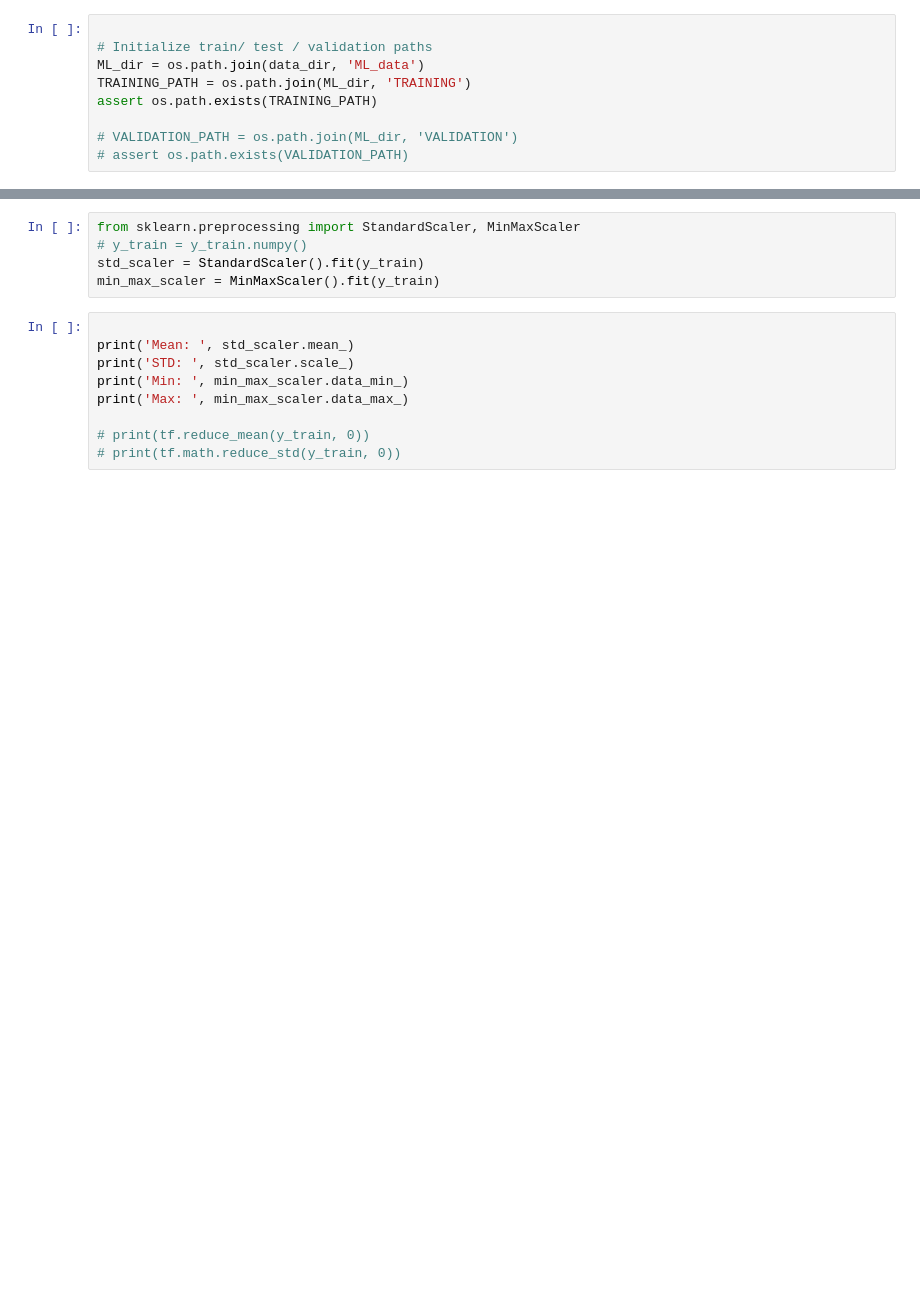
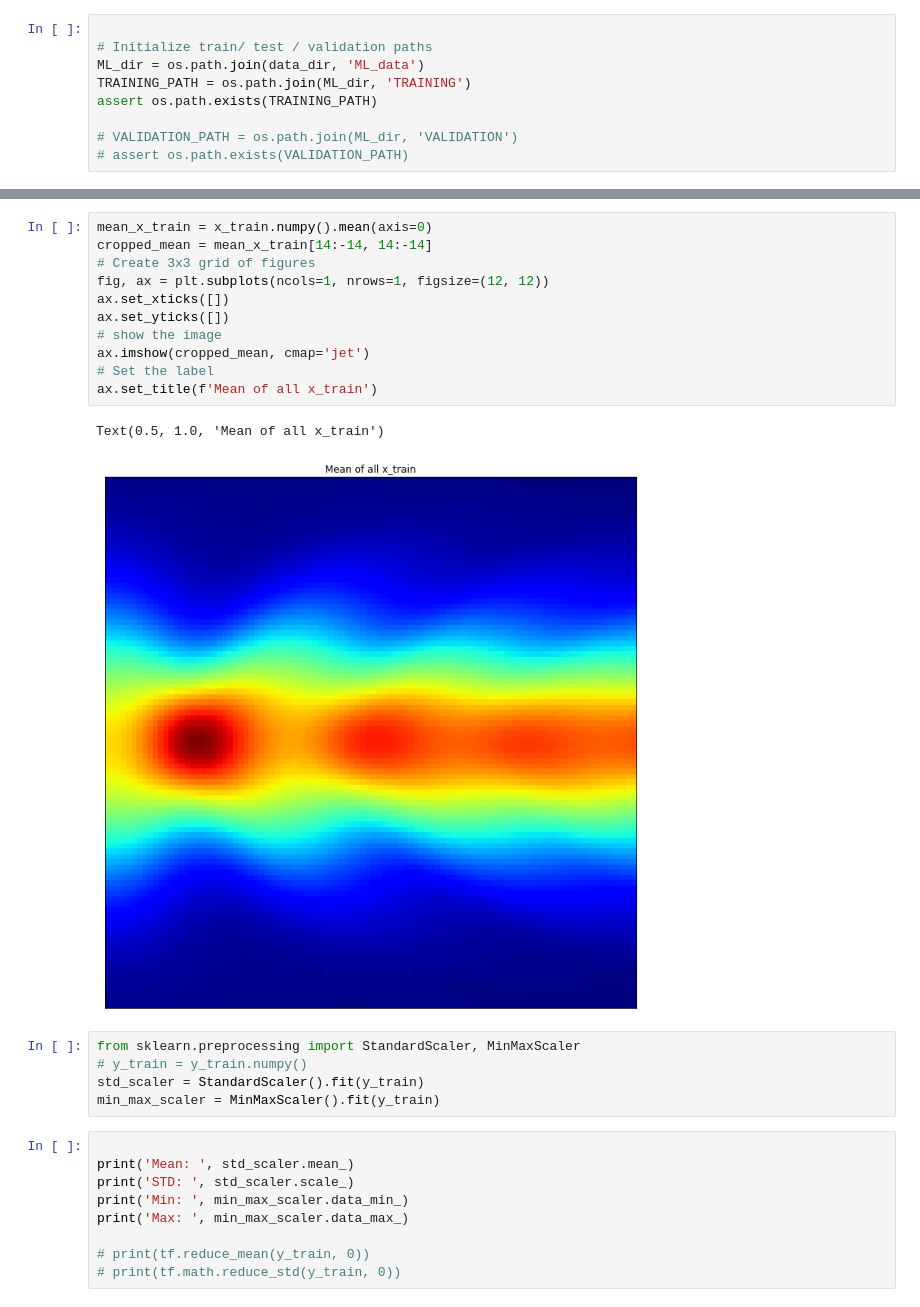
Before and after one commit to kiliakis/tomography_ML, a Jupyter notebook: inspect_input_data.ipynb, the cells around one changed output, grey strips where cells are left out. Saved outputs shown, nothing was run; the diff lists cells and outputs as text; blank space fills up the shorter version.

```diff
--- a/inspect_input_data.ipynb
+++ b/inspect_input_data.ipynb
@@ -65,3 +92,17 @@ To enable them in other operations, rebuild TensorFlow with the appropriate comp
+# %%
+mean_x_train = x_train.numpy().mean(axis=0)
+cropped_mean = mean_x_train[14:-14, 14:-14]
+# Create 3x3 grid of figures
+fig, ax = plt.subplots(ncols=1, nrows=1, figsize=(12, 12))
+ax.set_xticks([])
+ax.set_yticks([])
+# show the image
+ax.imshow(cropped_mean, cmap='jet')
+# Set the label
+ax.set_title(f'Mean of all x_train')
+# %% [output]
+Text(0.5, 1.0, 'Mean of all x_train')
+[figure, added]
 # %%
 from sklearn.preprocessing import StandardScaler, MinMaxScaler
 # y_train = y_train.numpy()
```
Also changed, not shown: parts of 4 cells of this notebook, 1 other file.
